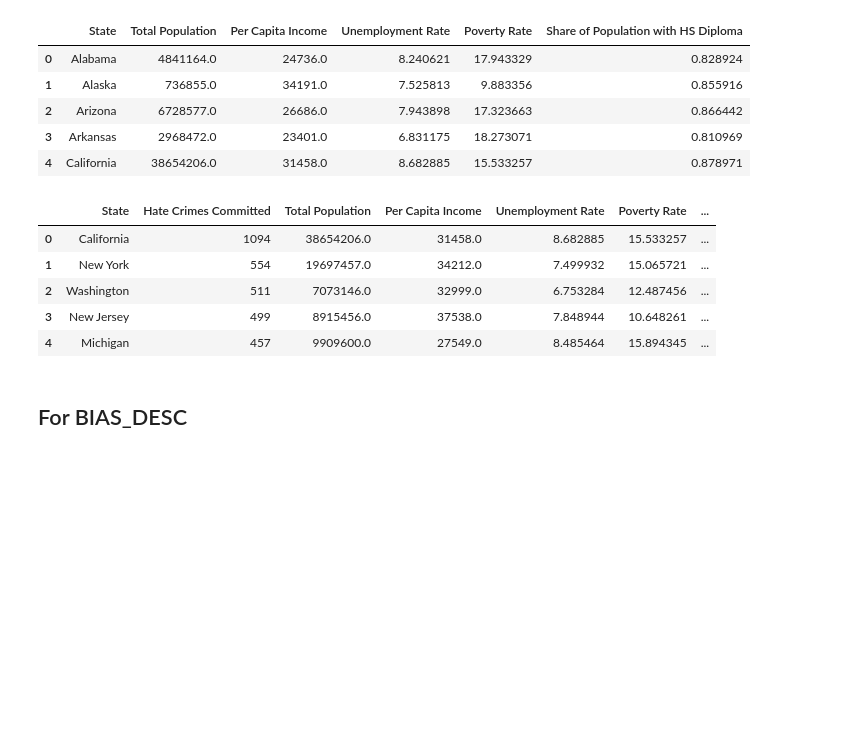
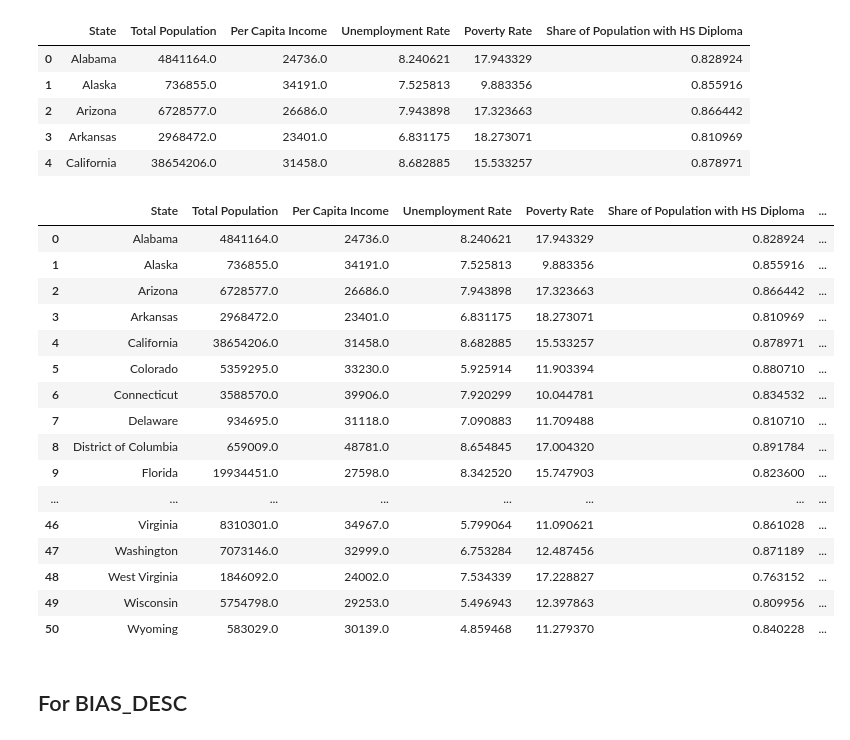
Before and after one commit to ZGrinacoff/Eight-Years-Later, a Jupyter notebook: hate_crime.ipynb, the cells around one changed output. Cells and saved outputs as stored; diff of their text form; code cells hidden in the pictures; blank space fills up the shorter version.

```diff
--- a/hate_crime.ipynb
+++ b/hate_crime.ipynb
@@ -232,15 +244,36 @@ gini2017_csv = pd.read_csv('Resources/GINI2017.csv')
 census_df = pd.merge(census_df, gini2017_csv, how='left', on='State')
 
 # Merge Hate Crime DF with census DF.
-clean_hate_crime_2017_df = pd.merge(state_hatecrime_2017_df, census_df, how="left", on="State")
-clean_hate_crime_2017_df.head()
+clean_hate_crime_2017_df = pd.merge(census_df, state_hatecrime_2017_df, how="left", on="State")
+#clean_hate_crime_2017_df
-# %% [output]
-|  | State | Hate Crimes Committed | Total Population | Per Capita Income | Unemployment Rate | Poverty Rate | ... |
-| 0 | California | 1094 | 38654206.0 | 31458.0 | 8.682885 | 15.533257 | ... |
-| 1 | New York | 554 | 19697457.0 | 34212.0 | 7.499932 | 15.065721 | ... |
-| 2 | Washington | 511 | 7073146.0 | 32999.0 | 6.753284 | 12.487456 | ... |
-| 3 | New Jersey | 499 | 8915456.0 | 37538.0 | 7.848944 | 10.648261 | ... |
-| 4 | Michigan | 457 | 9909600.0 | 27549.0 | 8.485464 | 15.894345 | ... |
+# %%
+# Replace NaN values for states w/ no data (reported hate crimes) with 0.
+# Hawaii is now the only stat w/ no data (reported hate crimes).
+values = {'Hate Crimes Committed': 0}
+clean_hate_crime_2017_df = clean_hate_crime_2017_df.fillna(value=values)
+#clean_hate_crime_2017_df
+# %%
+# Drop Puerto Rico from DF.
+clean_hate_crime_2017_df = clean_hate_crime_2017_df.drop([51])
+clean_hate_crime_2017_df
+# %% [output]
+|  | State | Total Population | Per Capita Income | Unemployment Rate | Poverty Rate | Share of Population with HS Diploma | ... |
+| 0 | Alabama | 4841164.0 | 24736.0 | 8.240621 | 17.943329 | 0.828924 | ... |
+| 1 | Alaska | 736855.0 | 34191.0 | 7.525813 | 9.883356 | 0.855916 | ... |
+| 2 | Arizona | 6728577.0 | 26686.0 | 7.943898 | 17.323663 | 0.866442 | ... |
+| 3 | Arkansas | 2968472.0 | 23401.0 | 6.831175 | 18.273071 | 0.810969 | ... |
+| 4 | California | 38654206.0 | 31458.0 | 8.682885 | 15.533257 | 0.878971 | ... |
+| 5 | Colorado | 5359295.0 | 33230.0 | 5.925914 | 11.903394 | 0.880710 | ... |
+| 6 | Connecticut | 3588570.0 | 39906.0 | 7.920299 | 10.044781 | 0.834532 | ... |
+| 7 | Delaware | 934695.0 | 31118.0 | 7.090883 | 11.709488 | 0.810710 | ... |
+| 8 | District of Columbia | 659009.0 | 48781.0 | 8.654845 | 17.004320 | 0.891784 | ... |
+| 9 | Florida | 19934451.0 | 27598.0 | 8.342520 | 15.747903 | 0.823600 | ... |
+| ... | ... | ... | ... | ... | ... | ... | ... |
+| 46 | Virginia | 8310301.0 | 34967.0 | 5.799064 | 11.090621 | 0.861028 | ... |
+| 47 | Washington | 7073146.0 | 32999.0 | 6.753284 | 12.487456 | 0.871189 | ... |
+| 48 | West Virginia | 1846092.0 | 24002.0 | 7.534339 | 17.228827 | 0.763152 | ... |
+| 49 | Wisconsin | 5754798.0 | 29253.0 | 5.496943 | 12.397863 | 0.809956 | ... |
+| 50 | Wyoming | 583029.0 | 30139.0 | 4.859468 | 11.279370 | 0.840228 | ... |
 # %% [markdown]
 ## For BIAS_DESC
 # %%
```
Also changed, not shown: parts of 5 cells of this notebook.
